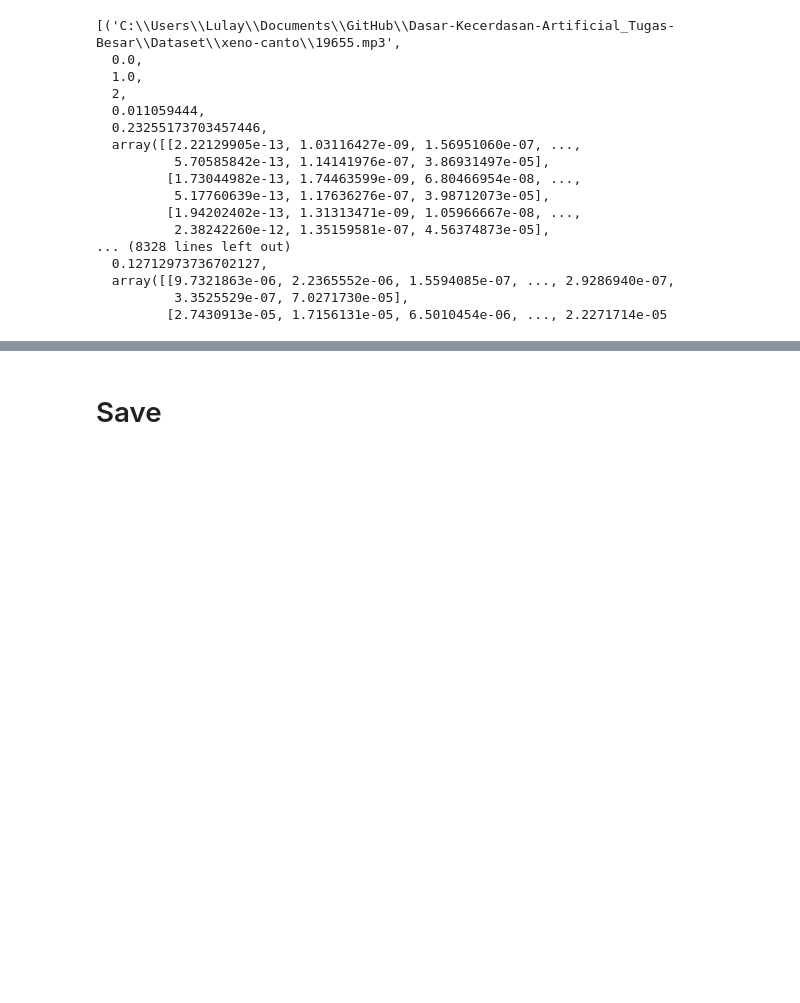
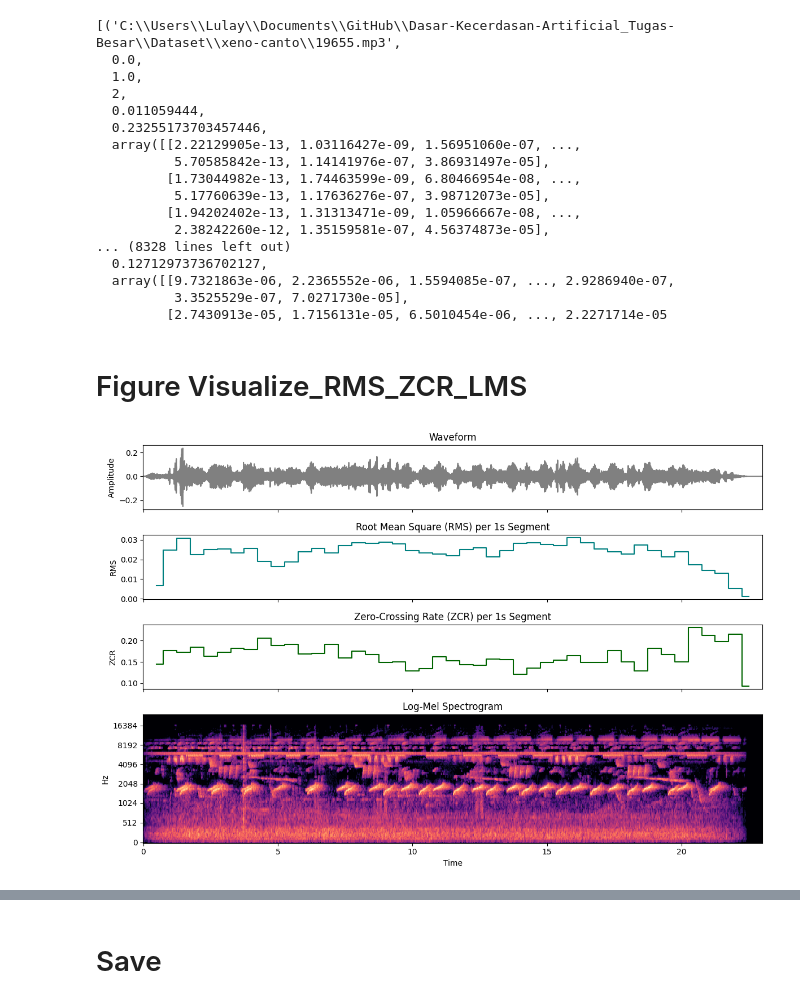
Before and after one commit to FathanAM0/Dasar-Kecerdasan-Artificial_Tugas-Besar, a Jupyter notebook: code_1-Labelling-FE.ipynb, the cells around one changed output, grey strips where cells are left out. Saved outputs shown, nothing was run; the diff lists cells and outputs as text; code cells hidden in the pictures; blank space fills up the shorter version.

```diff
--- a/code_1-Labelling-FE.ipynb
+++ b/code_1-Labelling-FE.ipynb
@@ -265,7 +265,7 @@ for data in dataset_labelled:
     rms = get_rms(segment)
     zcr = get_zcr(segment)
     lms = get_lms(segment)
-    dataset_fe += [(data[0], data[1][0], data[1][1] - data[1][0], data[2], rms, zcr, lms)]
+    dataset_fe += [(data[0], data[1][0], data[1][1], data[2], rms, zcr, lms, segment)]
 # %%
 dataset_fe
 # %% [output]
@@ -525,3 +525,5 @@ dataset_fe
   array([[9.7321863e-06, 2.2365552e-06, 1.5594085e-07, ..., 2.9286940e-07,
           3.3525529e-07, 7.0271730e-05],
          [2.7430913e-05, 1.7156131e-05, 6.5010454e-06, ..., 2.2271714e-05
+# %% [markdown]
+# Figure Visualize_RMS_ZCR_LMS
@@ -527,0 +585,16 @@ dataset_fe
+# %%
+def prapemrosesan_cnth(path : str) -> np.ndarray:
+    audio, sr = load_file_audio(path)
+    audio = prapemrosesan_downmixing(audio)
+    audio, sr = prapemrosesan_resampling(audio, sr)
+    audio = prapemrosesan_padding(audio)
+
+    return audio
+# %%
+dir_contoh = r"C:\Users\Lulay\Documents\GitHub\Dasar-Kecerdasan-Artificial_Tugas-Besar\Dataset\xeno-canto\884691.mp3"
+
+contoh = prapemrosesan_cnth(dir_contoh)
+# %%
+plot_audio_features(contoh)
+# %% [output]
+[figure, added]
```
Also changed, not shown: parts of 4 cells of this notebook, 9 other files.
